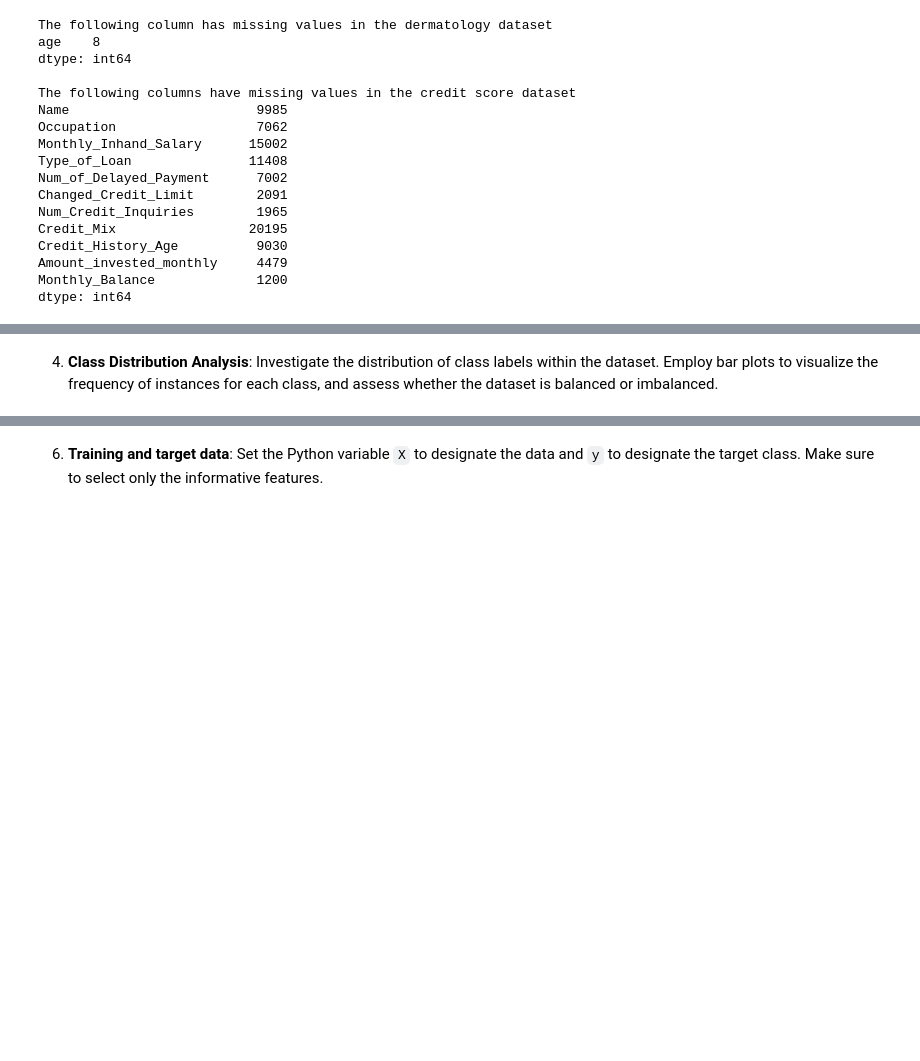
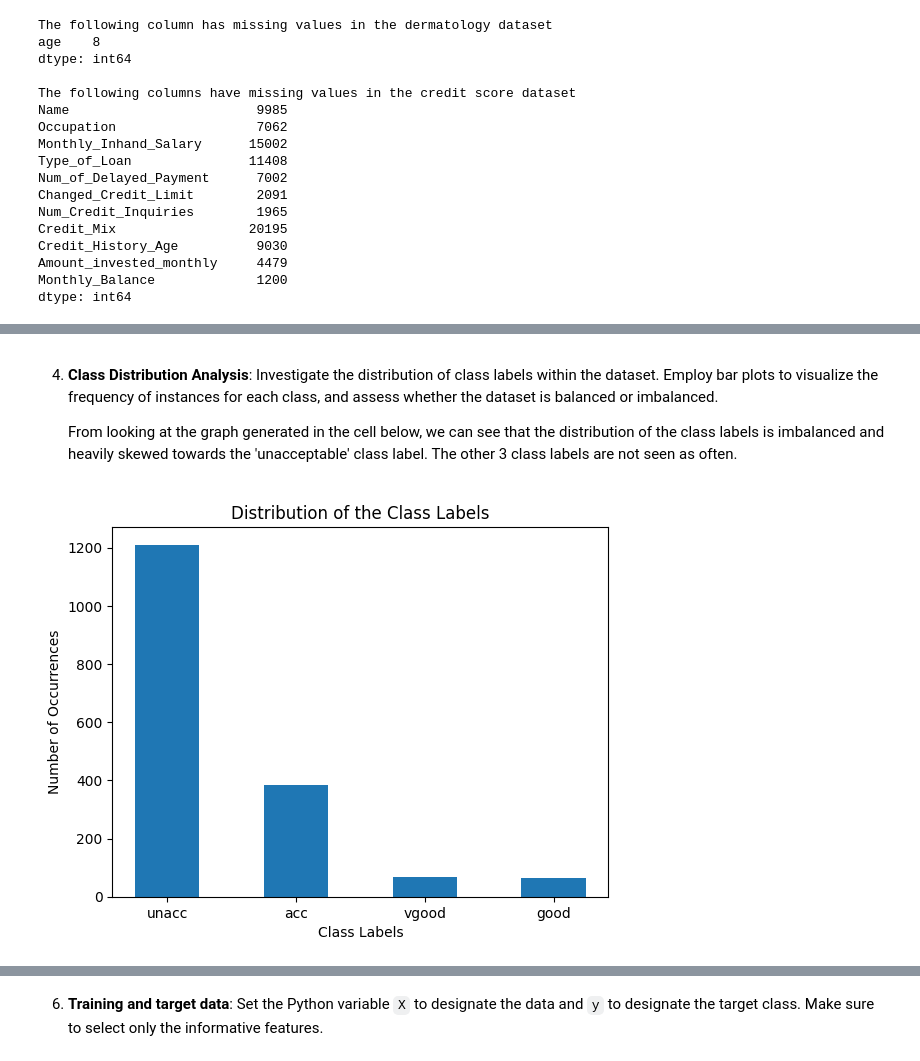
Before and after one commit to RainbowPigCake/CSI4106, a Jupyter notebook: CSI4106_A1_Template.ipynb, the cells around one changed output, grey strips where cells are left out. Saved outputs shown, nothing was run; the diff lists cells and outputs as text; code cells hidden in the pictures; blank space fills up the shorter version.

```diff
--- a/CSI4106_A1_Template.ipynb
+++ b/CSI4106_A1_Template.ipynb
@@ -176,2 +245,4 @@ dtype: int64
 # %% [markdown]
 4. **Class Distribution Analysis**: Investigate the distribution of class labels within the dataset. Employ bar plots to visualize the frequency of instances for each class, and assess whether the dataset is balanced or imbalanced.
+
+    From looking at the graph generated in the cell below, we can see that the distribution of the class labels is imbalanced and heavily skewed towards the 'unacceptable' class label. The other 3 class labels are not seen as often.
@@ -180,3 +249,12 @@ dtype: int64
+# %%
+#Bar graph for the class labels
+plt.bar(car_dataset["label"].unique(), car_dataset["label"].value_counts(), width=0.5)
+plt.xlabel("Class Labels")
+plt.ylabel("Number of Occurrences")
+plt.title("Distribution of the Class Labels")
+plt.show()
+# %% [output]
+[figure, added]
 # %% [markdown]
 5. **Preprocessing**:
 
```
Also changed, not shown: parts of 16 cells of this notebook.
